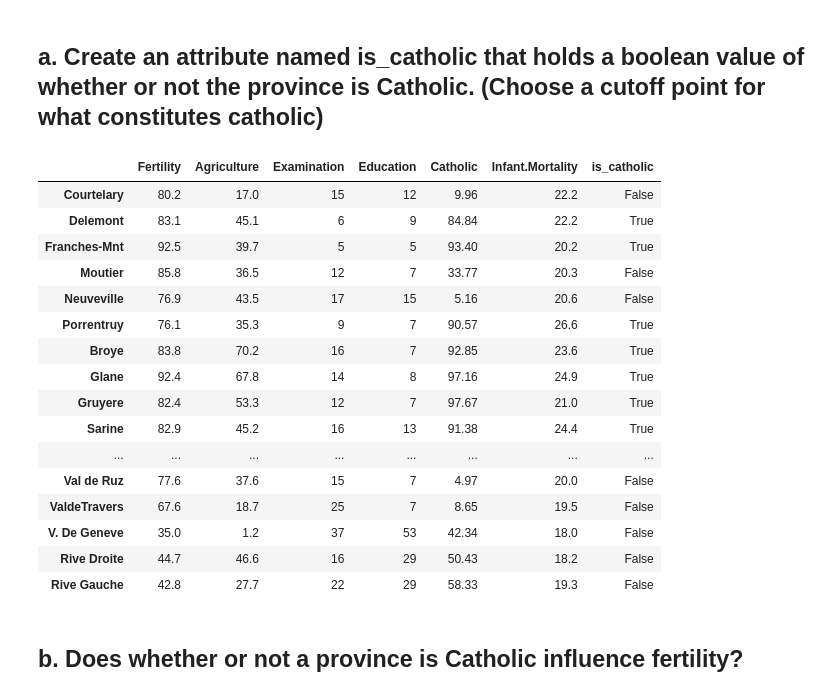
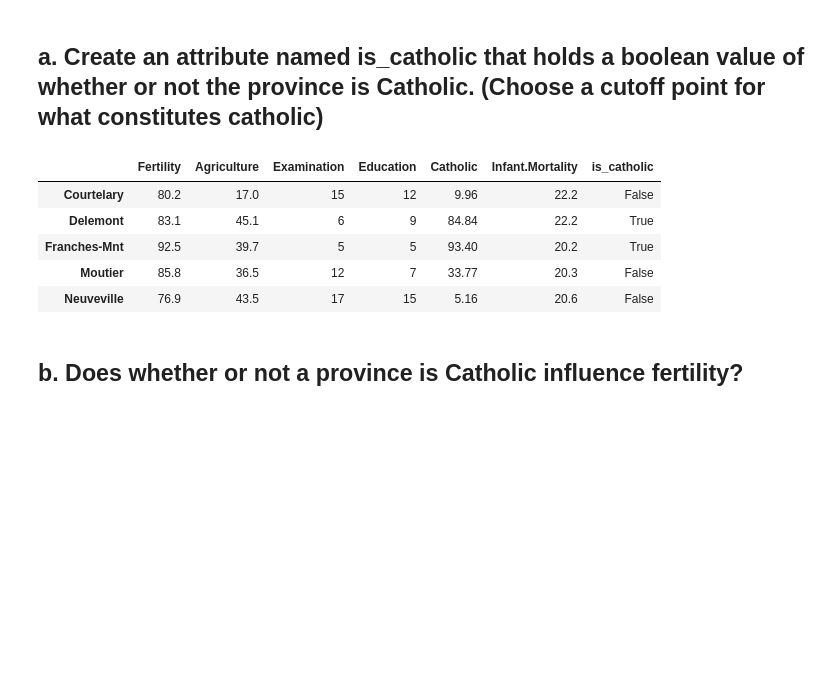
Before and after one commit to mariamnaqvi/numpy-pandas-visualization-exercises, a Jupyter notebook: seaborn_exercises.ipynb, the cells around one changed output. Cells and saved outputs as stored; diff of their text form; code cells hidden in the pictures; blank space fills up the shorter version.

```diff
--- a/seaborn_exercises.ipynb
+++ b/seaborn_exercises.ipynb
@@ -214,25 +202,14 @@ swiss.head()
 ## a. Create an attribute named is_catholic that holds a boolean value of whether or not the province is Catholic. (Choose a cutoff point for what constitutes catholic)
 # %%
 swiss['is_catholic'] = swiss.Catholic > 60
-swiss
+swiss.head()
 # %% [output]
 |  | Fertility | Agriculture | Examination | Education | Catholic | Infant.Mortality | is_catholic |
 | Courtelary | 80.2 | 17.0 | 15 | 12 | 9.96 | 22.2 | False |
 | Delemont | 83.1 | 45.1 | 6 | 9 | 84.84 | 22.2 | True |
 | Franches-Mnt | 92.5 | 39.7 | 5 | 5 | 93.40 | 20.2 | True |
 | Moutier | 85.8 | 36.5 | 12 | 7 | 33.77 | 20.3 | False |
 | Neuveville | 76.9 | 43.5 | 17 | 15 | 5.16 | 20.6 | False |
-| Porrentruy | 76.1 | 35.3 | 9 | 7 | 90.57 | 26.6 | True |
-| Broye | 83.8 | 70.2 | 16 | 7 | 92.85 | 23.6 | True |
-| Glane | 92.4 | 67.8 | 14 | 8 | 97.16 | 24.9 | True |
-| Gruyere | 82.4 | 53.3 | 12 | 7 | 97.67 | 21.0 | True |
-| Sarine | 82.9 | 45.2 | 16 | 13 | 91.38 | 24.4 | True |
-| ... | ... | ... | ... | ... | ... | ... | ... |
-| Val de Ruz | 77.6 | 37.6 | 15 | 7 | 4.97 | 20.0 | False |
-| ValdeTravers | 67.6 | 18.7 | 25 | 7 | 8.65 | 19.5 | False |
-| V. De Geneve | 35.0 | 1.2 | 37 | 53 | 42.34 | 18.0 | False |
-| Rive Droite | 44.7 | 46.6 | 16 | 29 | 50.43 | 18.2 | False |
-| Rive Gauche | 42.8 | 27.7 | 22 | 29 | 58.33 | 19.3 | False |
 # %% [markdown]
 ## b. Does whether or not a province is Catholic influence fertility?
 # %%
```
Also changed, not shown: parts of 23 cells of this notebook.
